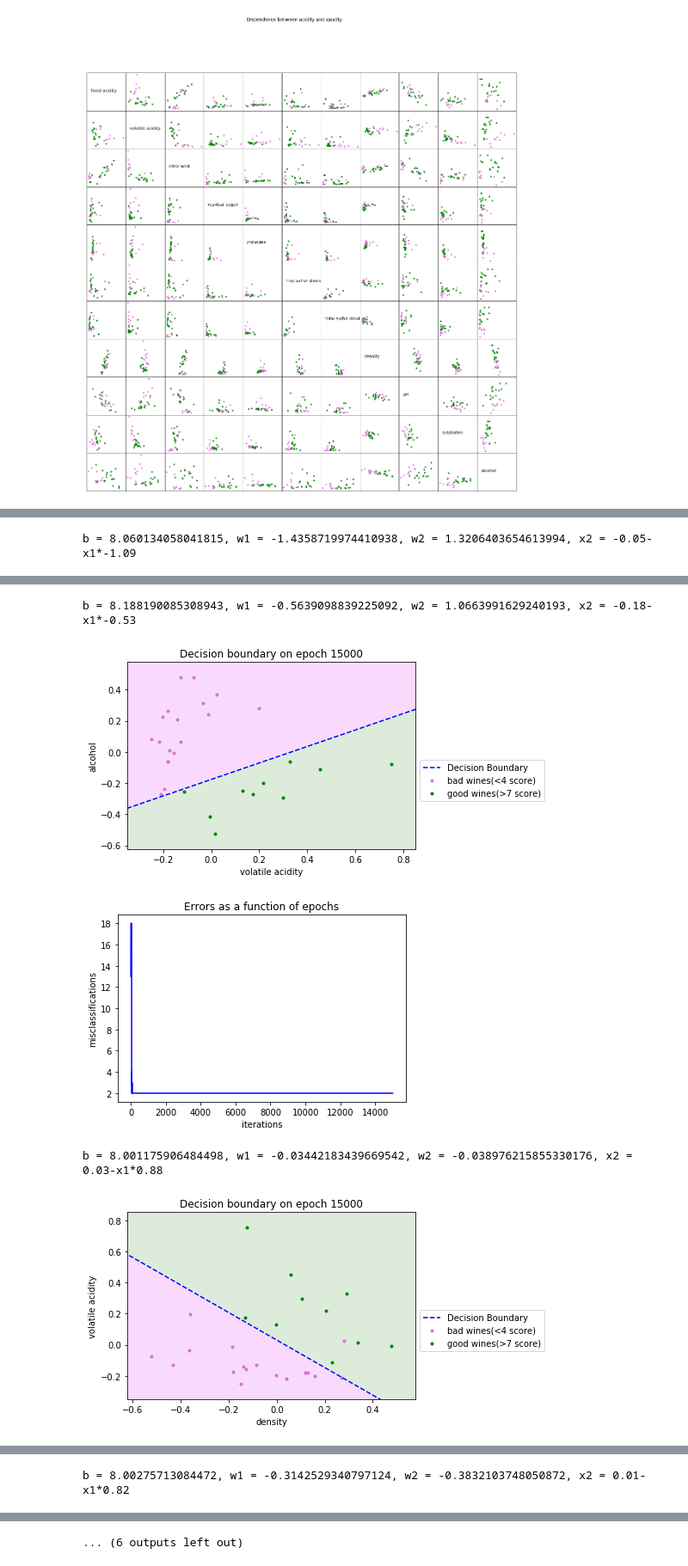
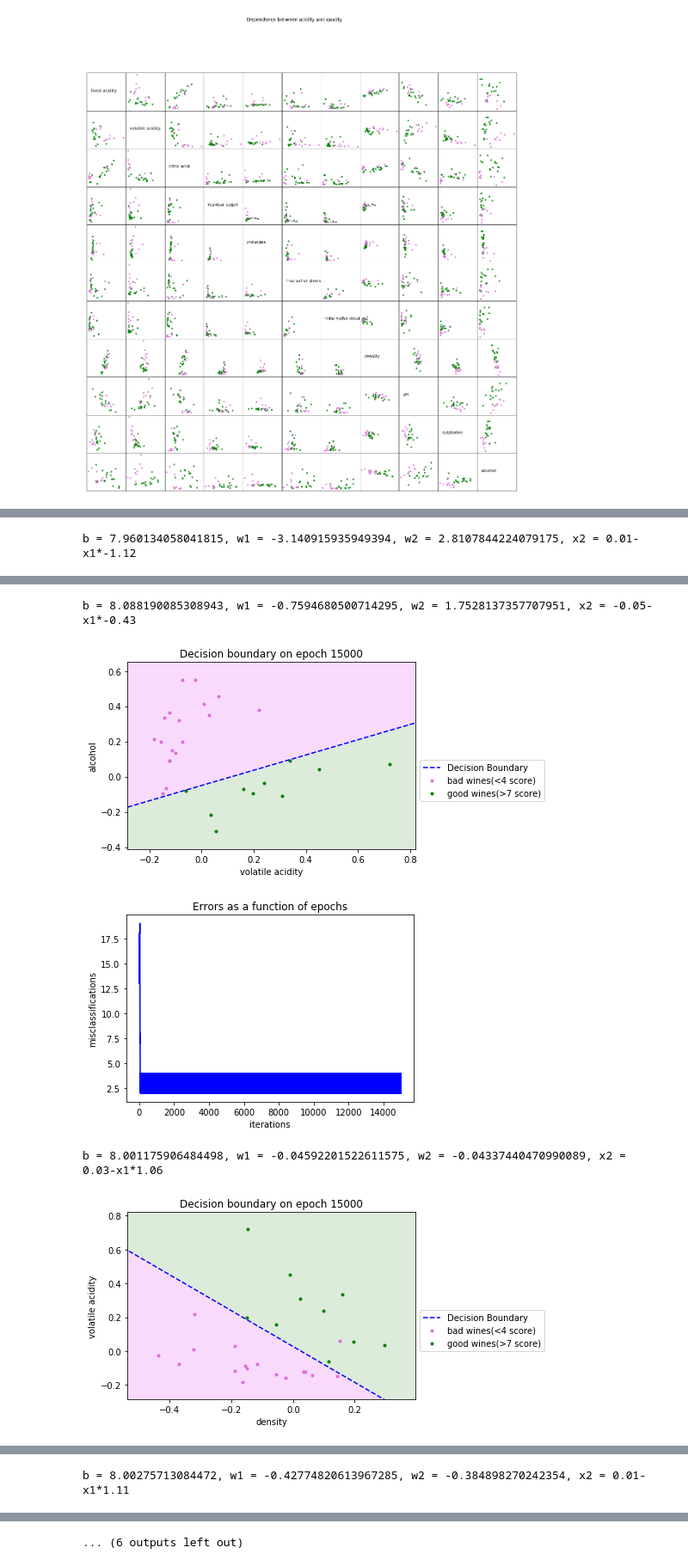
Before and after one commit to tsergien/sommelier, a Jupyter notebook: perceptron.ipynb, the cells around one changed output, grey strips where cells are left out. Shown at 86% size. Saved outputs shown, nothing was run; the diff lists cells and outputs as text; code cells hidden in the pictures.

Commit message:
feature scaling fixed

```diff
--- a/perceptron.ipynb
+++ b/perceptron.ipynb
@@ -47,6 +47,9 @@ plot_scatter_matrix(red_df, 8, 3, False)
 # %% [output]
 [figure]
 # %%
+white_df = pd.read_csv("resources/winequality-white.csv", sep=";")
+red_df = pd.read_csv("resources/winequality-red.csv", sep=";")
+
 def feature_scaling(x: pd.DataFrame):
     means, maxs, mins = {}, {}, {}
     for feature in x.columns[:-1]:
@@ -59,6 +62,8 @@ def feature_scaling(x: pd.DataFrame):
         for j in range(len(scaled_x[feature])):
             scaled_x[feature].loc[j] = (x[feature][j] - means[feature]) / (maxs[feature] - mins[feature])
     return scaled_x
+
+red_df = feature_scaling(red_df)
 # %%
 # V.2
 
@@ -177,12 +182,10 @@ def plot_performance(performance, wine_data, good_thresh, bad_thresh, factors: l
     return
 
 def prepare_data_and_train(wine_data: pd.DataFrame, learning_rate, \
-                           factors: list, wines_threshs: list, epochs: int, scale=True):
+                           factors: list, wines_threshs: list, epochs: int):
     perceptron = Perceptron(wines_threshs[1], learning_rate, epochs)
     part = wine_data[wine_data.quality.isin(wines_threshs)]
     part.index = range(len(part))
-    if scale:
-        part = feature_scaling(part)
     x = part[factors].values
     d = (part['quality'] >= wines_threshs[1]).astype(int)
     perceptron.train(x, d)
@@ -205 +208 @@ prepare_data_and_train(red_df, 0.1, ['pH', 'alcohol'], [3, 8], 15000)
-b = 8.060134058041815, w1 = -1.4358719974410938, w2 = 1.3206403654613994, x2 = -0.05-x1*-1.09
+b = 7.960134058041815, w1 = -3.140915935949394, w2 = 2.8107844224079175, x2 = 0.01-x1*-1.12
@@ -208,5 +211,5 @@ b = 8.060134058041815, w1 = -1.4358719974410938, w2 = 1.3206403654613994, x2 = -
-b = 8.188190085308943, w1 = -0.5639098839225092, w2 = 1.0663991629240193, x2 = -0.18-x1*-0.53
+b = 8.088190085308943, w1 = -0.7594680500714295, w2 = 1.7528137357707951, x2 = -0.05-x1*-0.43
-[figure, old version]
+[figure, new version]
-[figure, old version]
+[figure, new version]
-b = 8.001175906484498, w1 = -0.03442183439669542, w2 = -0.038976215855330176, x2 = 0.03-x1*0.88
+b = 8.001175906484498, w1 = -0.04592201522611575, w2 = -0.04337440470990089, x2 = 0.03-x1*1.06
-[figure, old version]
+[figure, new version]
@@ -214 +217 @@ b = 8.001175906484498, w1 = -0.03442183439669542, w2 = -0.038976215855330176, x2
-b = 8.00275713084472, w1 = -0.3142529340797124, w2 = -0.3832103748050872, x2 = 0.01-x1*0.82
+b = 8.00275713084472, w1 = -0.42774820613967285, w2 = -0.384898270242354, x2 = 0.01-x1*1.11
```
Also changed, not shown: parts of 3 cells of this notebook.
